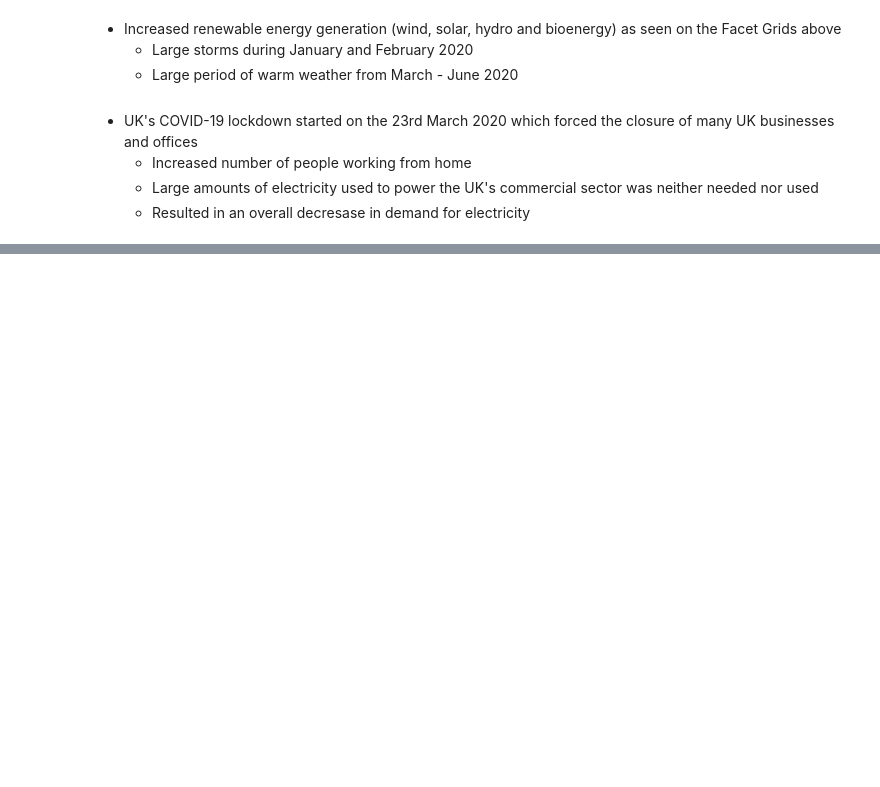
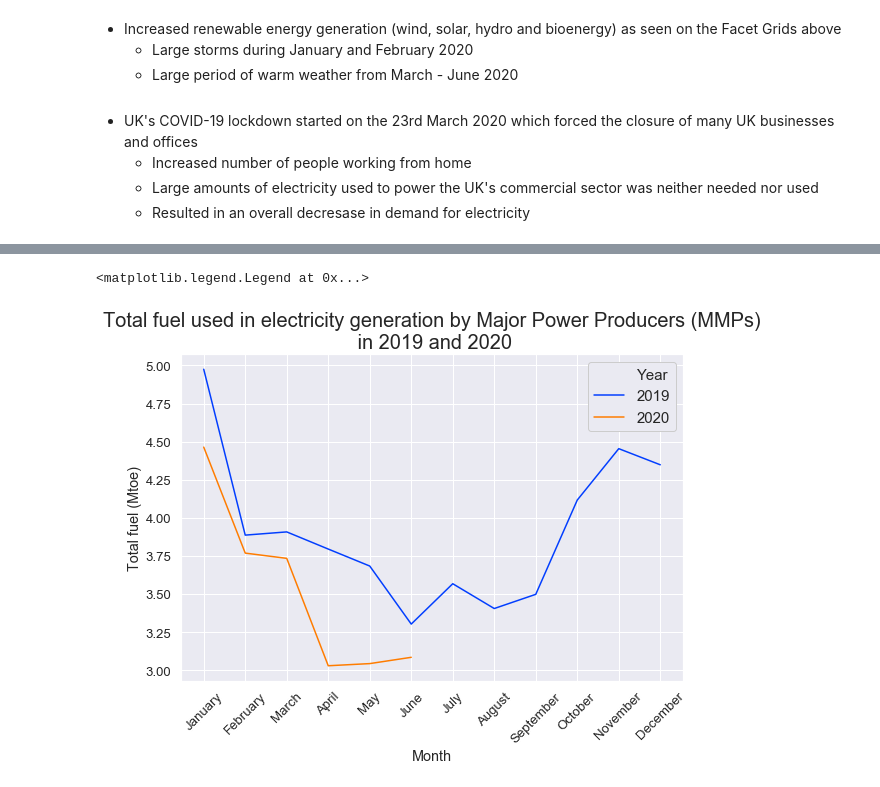
Before and after one commit to abbielms/Big_Data_Challenge_2020, a Jupyter notebook: Big_Data_Challenge_2020.ipynb, the cells around one changed output, grey strips where cells are left out. Cells and saved outputs as stored; diff of their text form; code cells hidden in the pictures; blank space fills up the shorter version.

```diff
--- a/Big_Data_Challenge_2020.ipynb
+++ b/Big_Data_Challenge_2020.ipynb
@@ -262,0 +266,5 @@ elec_gen_by_MPP_2019_2020_amj_stats_df
+# %%
+# Create a dataframe with only the months of 2019 and 2020 data for fuel used in electricity generation by MMPs
+
+elec_gen_by_MPP_2019_2020_months = pd.concat([elec_gen_by_MPP_2019, elec_gen_by_MPP_2020])
+elec_gen_by_MPP_2019_2020_months.set_index(['Year', 'Month'])
@@ -262,0 +290,14 @@ elec_gen_by_MPP_2019_2020_amj_stats_df
+# %%
+fig, ax = plt.subplots(figsize=(9, 6))
+sns.set(font_scale=1.2)
+
+sns.lineplot(data=elec_gen_by_MPP_2019_2020_months, x='Month', y='Total', hue='Year', palette='bright', ax=ax, sort=False)
+
+ax.set(xlabel='Month', ylabel='Total fuel (Mtoe)')
+plt.xticks(rotation=45)
+ax.set_title('Total fuel used in electricity generation by Major Power Producers (MMPs)\n in 2019 and 2020', fontsize=20)
+
+ax.legend(prop={'size': 15}, framealpha=1.0)
+# %% [output]
+<matplotlib.legend.Legend at 0x...>
+[figure, added]
```
Also changed, not shown: parts of 11 cells of this notebook.
